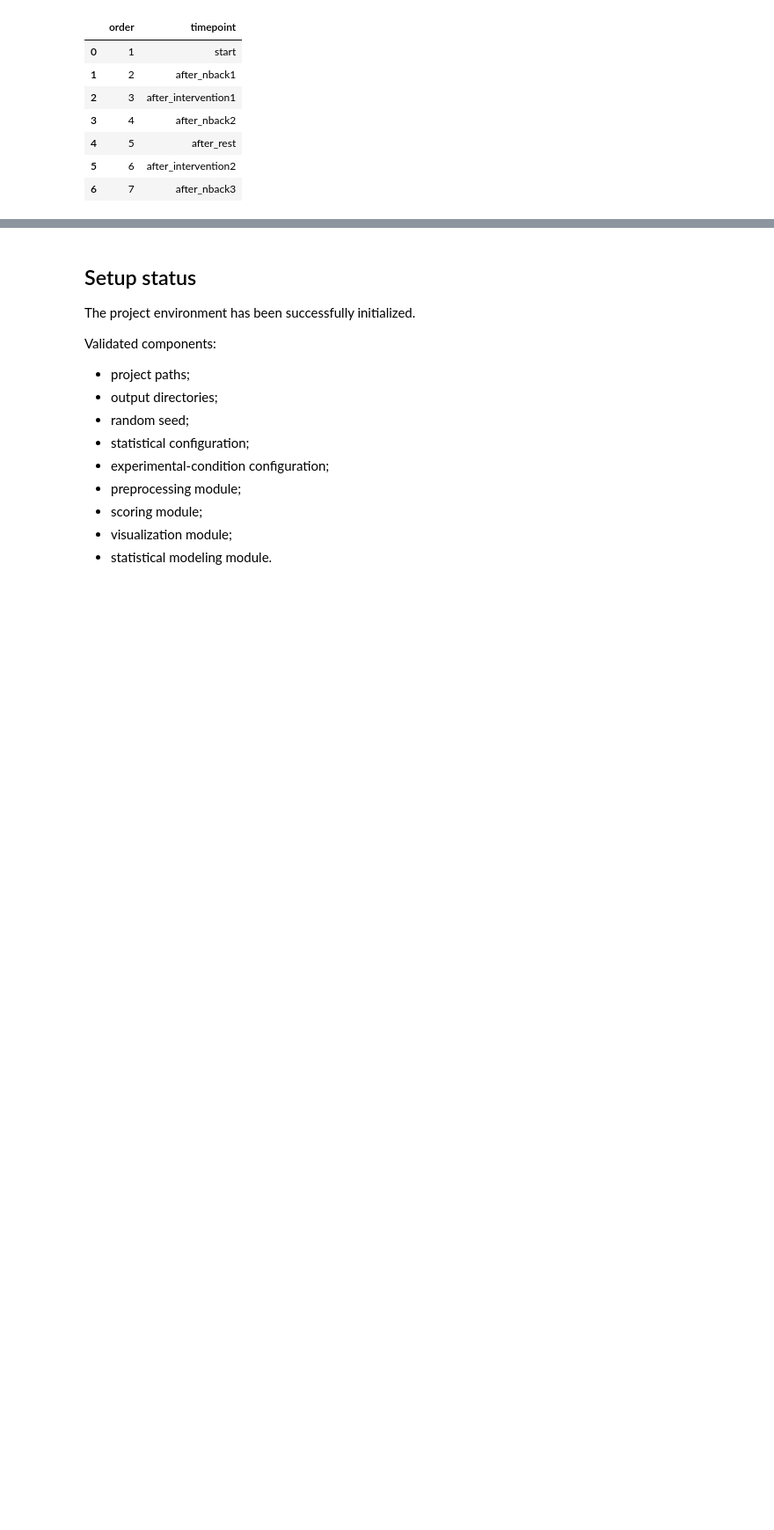
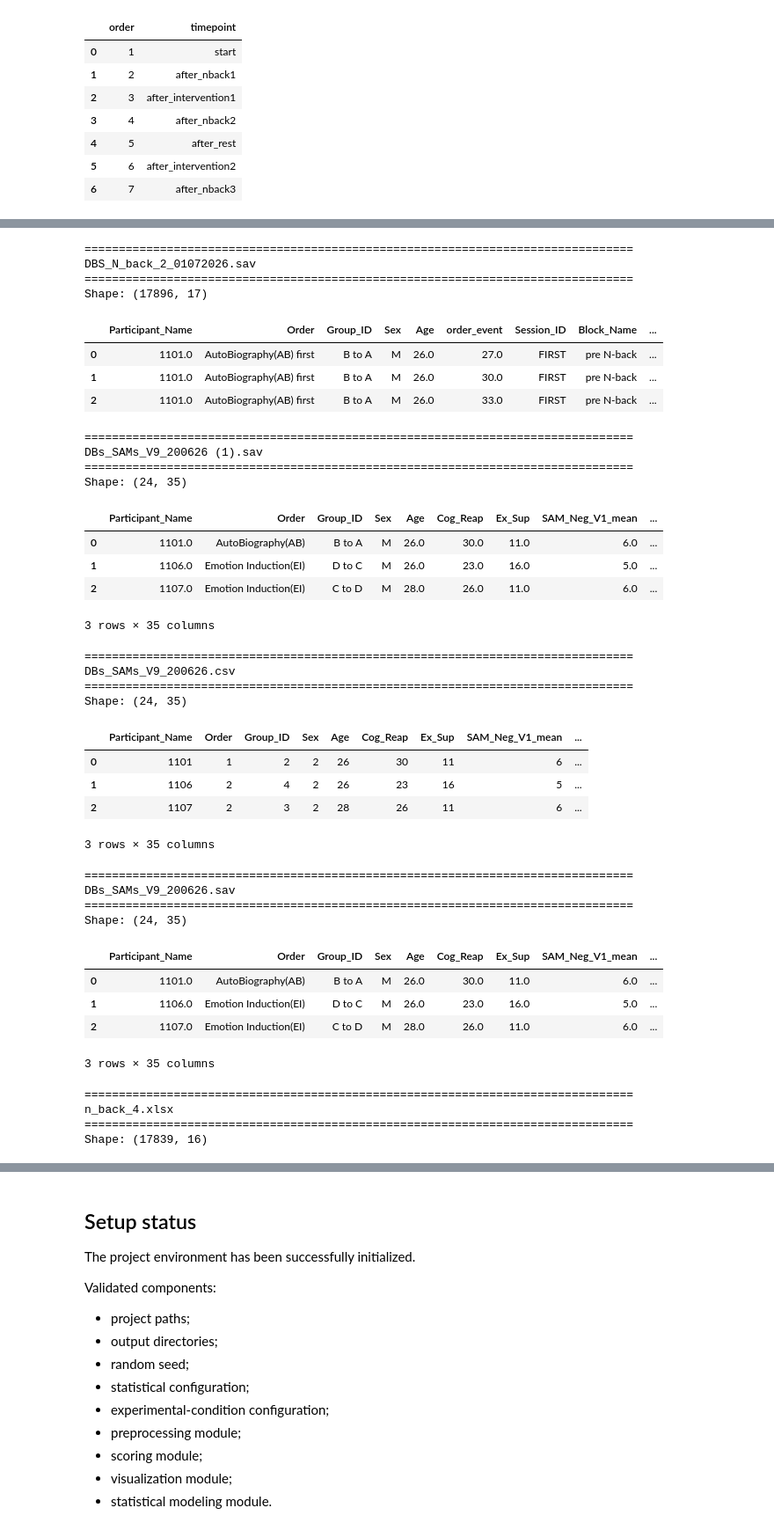
Before and after one commit to Neurocognitive-Engineering-Laboratory/experiment-crossover-emotion, a Jupyter notebook: notebooks/00_setup_notebooks.ipynb, the cells around one changed output, grey strips where cells are left out. Shown at 88% size. Saved outputs shown, nothing was run; the diff lists cells and outputs as text; code cells hidden in the pictures; blank space fills up the shorter version.

```diff
--- a/notebooks/00_setup_notebooks.ipynb
+++ b/notebooks/00_setup_notebooks.ipynb
@@ -337,0 +371,27 @@ sam_configuration
+# %%
+def read_raw_dataset(path: Path) -> pd.DataFrame:
+    """
+    Read a raw dataset according to its file extension.
+
+    Supported formats:
+        .sav
+        .csv
+        .xlsx
+
+    No preprocessing or transformation is applied.
+    """
+
+    suffix = path.suffix.lower()
+
+    if suffix == ".sav":
+        return pd.read_spss(path)
+
+    if suffix == ".csv":
+        return pd.read_csv(path)
+
+    if suffix == ".xlsx":
+        return pd.read_excel(path)
+
+    raise ValueError(
+        f"Unsupported file format: {suffix}"
+    )
@@ -337,0 +513,53 @@ sam_configuration
+# %%
+for name, df in raw_datasets.items():
+
+    print("=" * 80)
+    print(name)
+    print("=" * 80)
+
+    print(f"Shape: {df.shape}")
+    print()
+
+    display(
+        df.head(3)
+    )
+# %% [output]
+================================================================================
+DBS_N_back_2_01072026.sav
+================================================================================
+Shape: (17896, 17)
+|  | Participant_Name | Order | Group_ID | Sex | Age | order_event | Session_ID | Block_Name | ... |
+| 0 | 1101.0 | AutoBiography(AB) first | B to A | M | 26.0 | 27.0 | FIRST | pre N-back | ... |
+| 1 | 1101.0 | AutoBiography(AB) first | B to A | M | 26.0 | 30.0 | FIRST | pre N-back | ... |
+| 2 | 1101.0 | AutoBiography(AB) first | B to A | M | 26.0 | 33.0 | FIRST | pre N-back | ... |
+================================================================================
+DBs_SAMs_V9_200626 (1).sav
+================================================================================
+Shape: (24, 35)
+|  | Participant_Name | Order | Group_ID | Sex | Age | Cog_Reap | Ex_Sup | SAM_Neg_V1_mean | ... |
+| 0 | 1101.0 | AutoBiography(AB) | B to A | M | 26.0 | 30.0 | 11.0 | 6.0 | ... |
+| 1 | 1106.0 | Emotion Induction(EI) | D to C | M | 26.0 | 23.0 | 16.0 | 5.0 | ... |
+| 2 | 1107.0 | Emotion Induction(EI) | C to D | M | 28.0 | 26.0 | 11.0 | 6.0 | ... |
+3 rows × 35 columns
+================================================================================
+DBs_SAMs_V9_200626.csv
+================================================================================
+Shape: (24, 35)
+|  | Participant_Name | Order | Group_ID | Sex | Age | Cog_Reap | Ex_Sup | SAM_Neg_V1_mean | ... |
+| 0 | 1101 | 1 | 2 | 2 | 26 | 30 | 11 | 6 | ... |
+| 1 | 1106 | 2 | 4 | 2 | 26 | 23 | 16 | 5 | ... |
+| 2 | 1107 | 2 | 3 | 2 | 28 | 26 | 11 | 6 | ... |
+3 rows × 35 columns
+================================================================================
+DBs_SAMs_V9_200626.sav
+================================================================================
+Shape: (24, 35)
+|  | Participant_Name | Order | Group_ID | Sex | Age | Cog_Reap | Ex_Sup | SAM_Neg_V1_mean | ... |
+| 0 | 1101.0 | AutoBiography(AB) | B to A | M | 26.0 | 30.0 | 11.0 | 6.0 | ... |
+| 1 | 1106.0 | Emotion Induction(EI) | D to C | M | 26.0 | 23.0 | 16.0 | 5.0 | ... |
+| 2 | 1107.0 | Emotion Induction(EI) | C to D | M | 28.0 | 26.0 | 11.0 | 6.0 | ... |
+3 rows × 35 columns
+================================================================================
+n_back_4.xlsx
+================================================================================
+Shape: (17839, 16)
```
Also changed, not shown: parts of 11 cells of this notebook.
